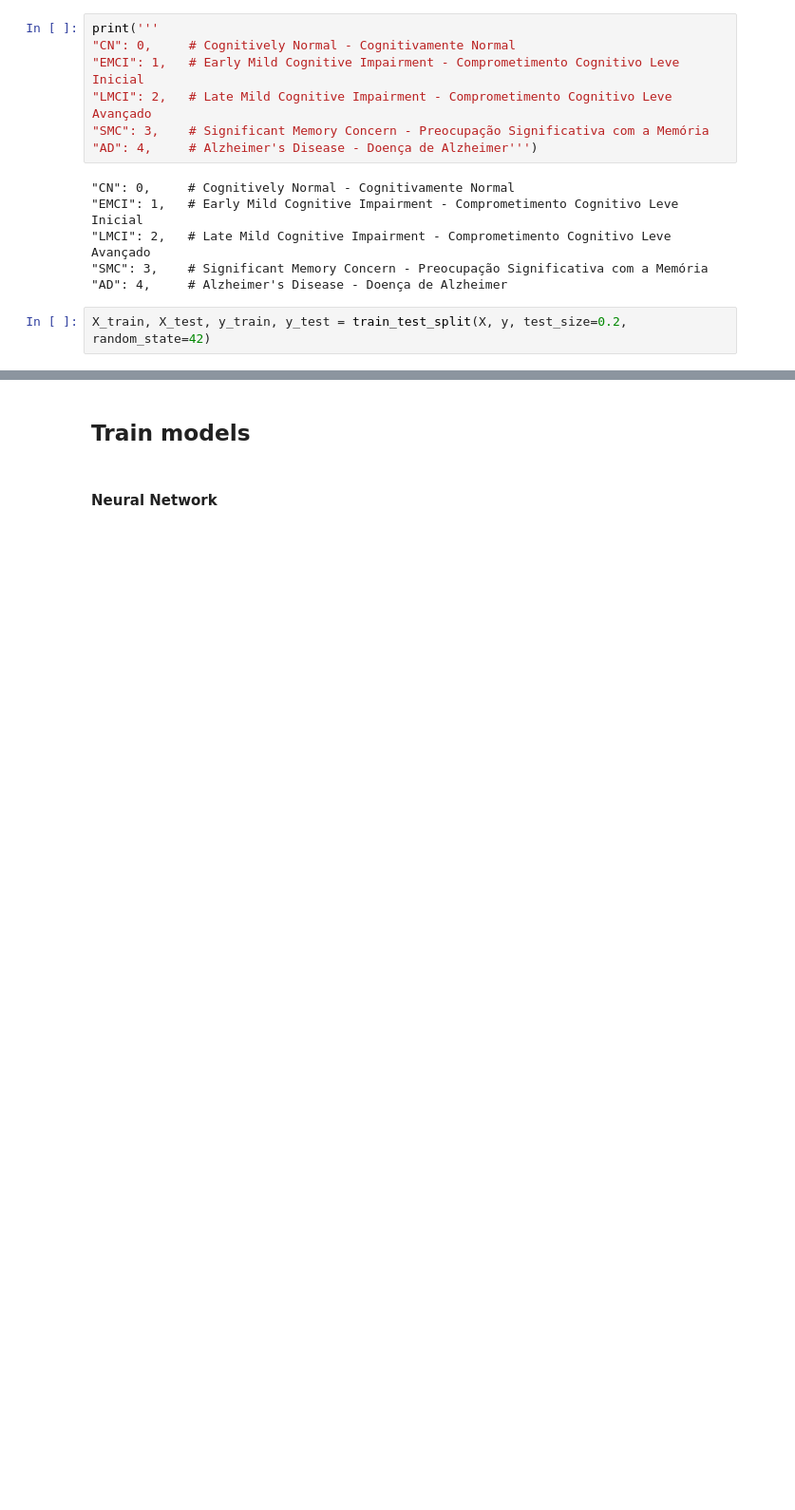
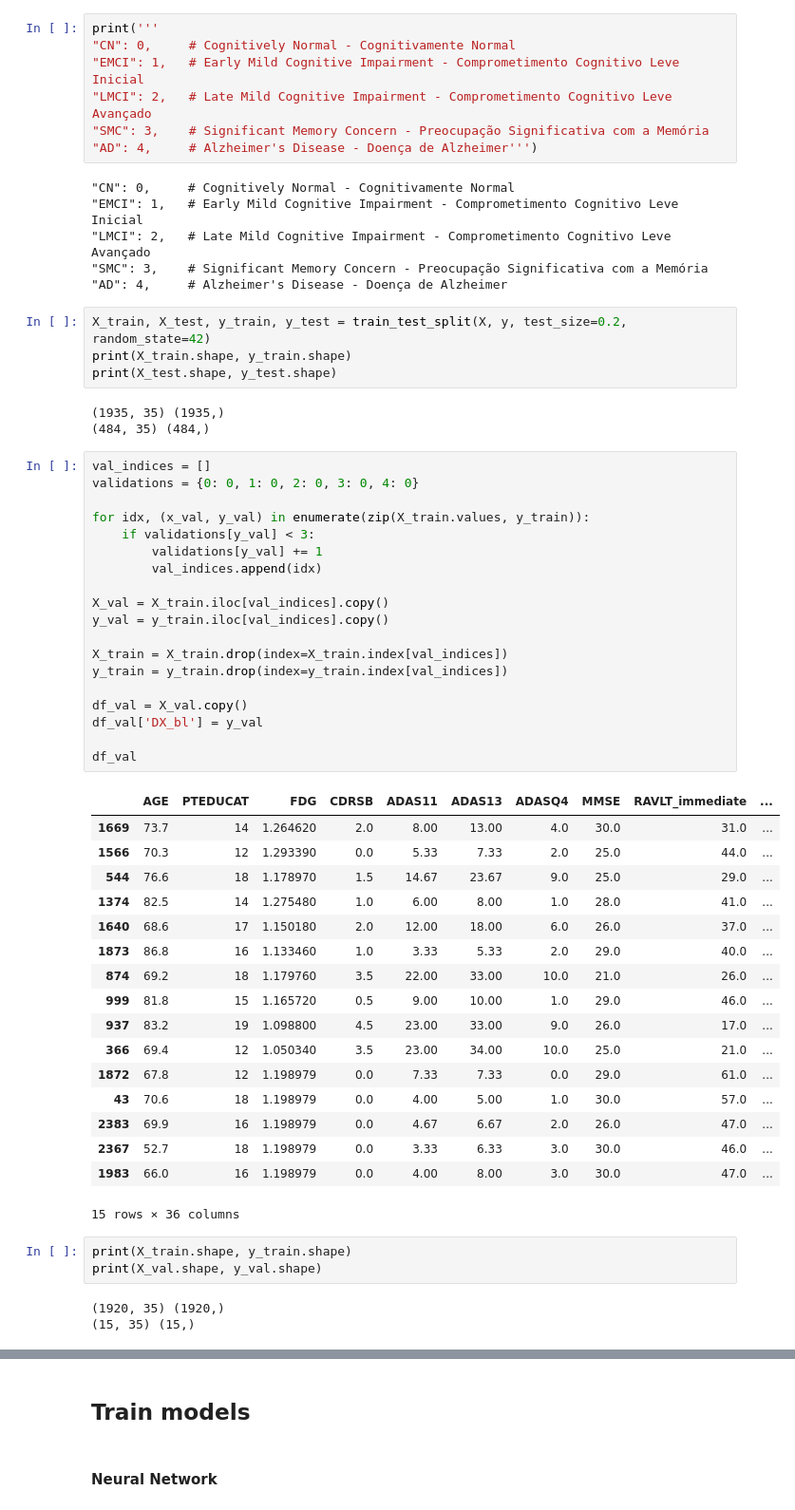
Before and after one commit to pedroogaab/Alzheimer-diagnose-ML, a Jupyter notebook: models.ipynb, the cells around one changed output, grey strips where cells are left out. Shown at 95% size. Saved outputs shown, nothing was run; the diff lists cells and outputs as text; blank space fills up the shorter version.

```diff
--- a/models.ipynb
+++ b/models.ipynb
@@ -85,3 +85,51 @@ print('''
 "AD": 4,     # Alzheimer's Disease - Doença de Alzheimer
 # %%
 X_train, X_test, y_train, y_test = train_test_split(X, y, test_size=0.2, random_state=42)
+print(X_train.shape, y_train.shape)
+print(X_test.shape, y_test.shape)
+# %% [output]
+(1935, 35) (1935,)
+(484, 35) (484,)
+# %%
+val_indices = []
+validations = {0: 0, 1: 0, 2: 0, 3: 0, 4: 0}
+
+for idx, (x_val, y_val) in enumerate(zip(X_train.values, y_train)):
+    if validations[y_val] < 3:
+        validations[y_val] += 1
+        val_indices.append(idx)
+
+X_val = X_train.iloc[val_indices].copy()
+y_val = y_train.iloc[val_indices].copy()
+
+X_train = X_train.drop(index=X_train.index[val_indices])
+y_train = y_train.drop(index=y_train.index[val_indices])
+
+df_val = X_val.copy()
+df_val['DX_bl'] = y_val
+
+df_val
+# %% [output]
+|  | AGE | PTEDUCAT | FDG | CDRSB | ADAS11 | ADAS13 | ADASQ4 | MMSE | RAVLT_immediate | ... |
+| 1669 | 73.7 | 14 | 1.264620 | 2.0 | 8.00 | 13.00 | 4.0 | 30.0 | 31.0 | ... |
+| 1566 | 70.3 | 12 | 1.293390 | 0.0 | 5.33 | 7.33 | 2.0 | 25.0 | 44.0 | ... |
+| 544 | 76.6 | 18 | 1.178970 | 1.5 | 14.67 | 23.67 | 9.0 | 25.0 | 29.0 | ... |
+| 1374 | 82.5 | 14 | 1.275480 | 1.0 | 6.00 | 8.00 | 1.0 | 28.0 | 41.0 | ... |
+| 1640 | 68.6 | 17 | 1.150180 | 2.0 | 12.00 | 18.00 | 6.0 | 26.0 | 37.0 | ... |
+| 1873 | 86.8 | 16 | 1.133460 | 1.0 | 3.33 | 5.33 | 2.0 | 29.0 | 40.0 | ... |
+| 874 | 69.2 | 18 | 1.179760 | 3.5 | 22.00 | 33.00 | 10.0 | 21.0 | 26.0 | ... |
+| 999 | 81.8 | 15 | 1.165720 | 0.5 | 9.00 | 10.00 | 1.0 | 29.0 | 46.0 | ... |
+| 937 | 83.2 | 19 | 1.098800 | 4.5 | 23.00 | 33.00 | 9.0 | 26.0 | 17.0 | ... |
+| 366 | 69.4 | 12 | 1.050340 | 3.5 | 23.00 | 34.00 | 10.0 | 25.0 | 21.0 | ... |
+| 1872 | 67.8 | 12 | 1.198979 | 0.0 | 7.33 | 7.33 | 0.0 | 29.0 | 61.0 | ... |
+| 43 | 70.6 | 18 | 1.198979 | 0.0 | 4.00 | 5.00 | 1.0 | 30.0 | 57.0 | ... |
+| 2383 | 69.9 | 16 | 1.198979 | 0.0 | 4.67 | 6.67 | 2.0 | 26.0 | 47.0 | ... |
+| 2367 | 52.7 | 18 | 1.198979 | 0.0 | 3.33 | 6.33 | 3.0 | 30.0 | 46.0 | ... |
+| 1983 | 66.0 | 16 | 1.198979 | 0.0 | 4.00 | 8.00 | 3.0 | 30.0 | 47.0 | ... |
+15 rows × 36 columns
+# %%
+print(X_train.shape, y_train.shape)
+print(X_val.shape, y_val.shape)
+# %% [output]
+(1920, 35) (1920,)
+(15, 35) (15,)
```
Also changed, not shown: parts of 8 cells of this notebook, 13 other files.
